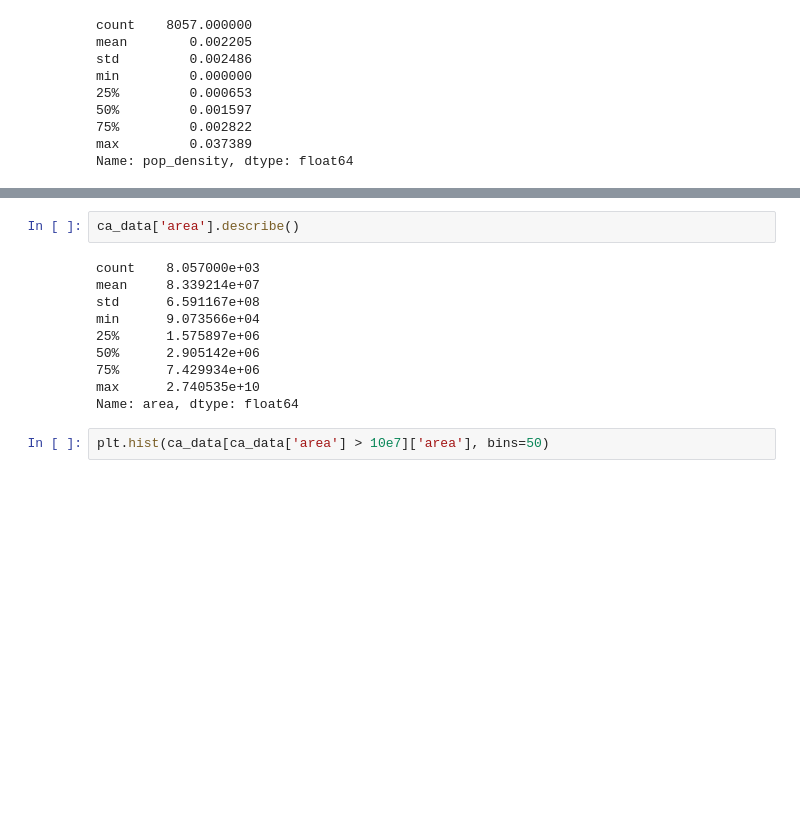
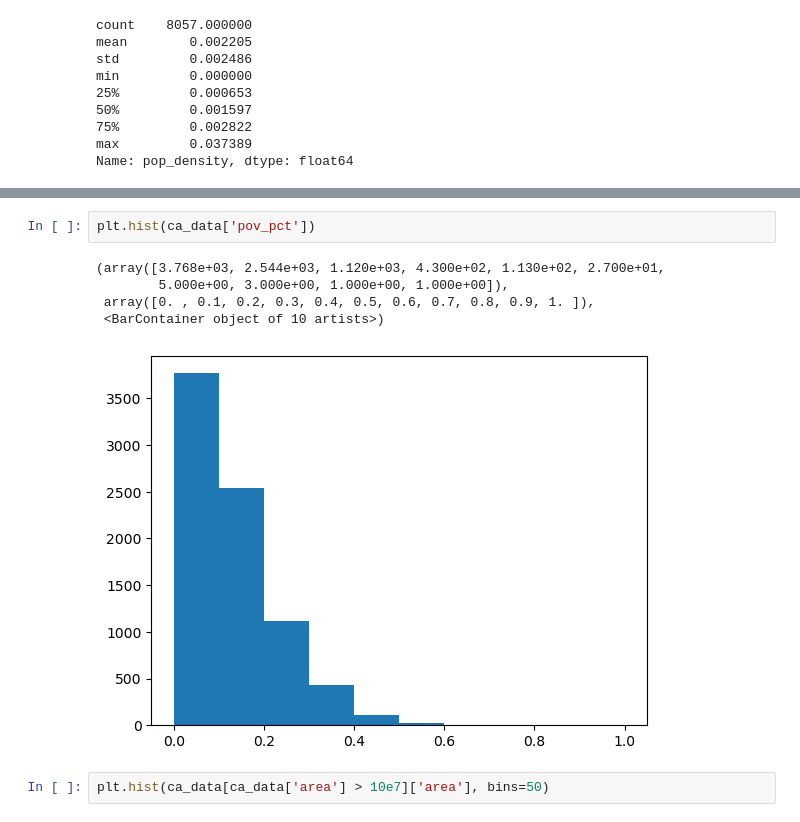
Before and after one commit to g-perona/CE-263-Final-Project, a Jupyter notebook: Giuseppe Work/census_data_collection.ipynb, the cells around one changed output, grey strips where cells are left out. Saved outputs shown, nothing was run; the diff lists cells and outputs as text; blank space fills up the shorter version.

```diff
--- a/Giuseppe Work/census_data_collection.ipynb
+++ b/Giuseppe Work/census_data_collection.ipynb
@@ -173,15 +232,11 @@ poor_urban_tracts.plot('pov_pct', legend=True, figsize=(25,25))
 # %%
-ca_data['area'].describe()
+plt.hist(ca_data['pov_pct'])
 # %% [output]
-count    8.057000e+03
-mean     8.339214e+07
-std      6.591167e+08
-min      9.073566e+04
-25%      1.575897e+06
-50%      2.905142e+06
-75%      7.429934e+06
-max      2.740535e+10
-Name: area, dtype: float64
+(array([3.768e+03, 2.544e+03, 1.120e+03, 4.300e+02, 1.130e+02, 2.700e+01,
+        5.000e+00, 3.000e+00, 1.000e+00, 1.000e+00]),
+ array([0. , 0.1, 0.2, 0.3, 0.4, 0.5, 0.6, 0.7, 0.8, 0.9, 1. ]),
+ <BarContainer object of 10 artists>)
+[figure, added]
 # %%
 plt.hist(ca_data[ca_data['area'] > 10e7]['area'], bins=50)
 # %% [output]
```
Also changed, not shown: parts of 13 cells of this notebook, 1 other file.
